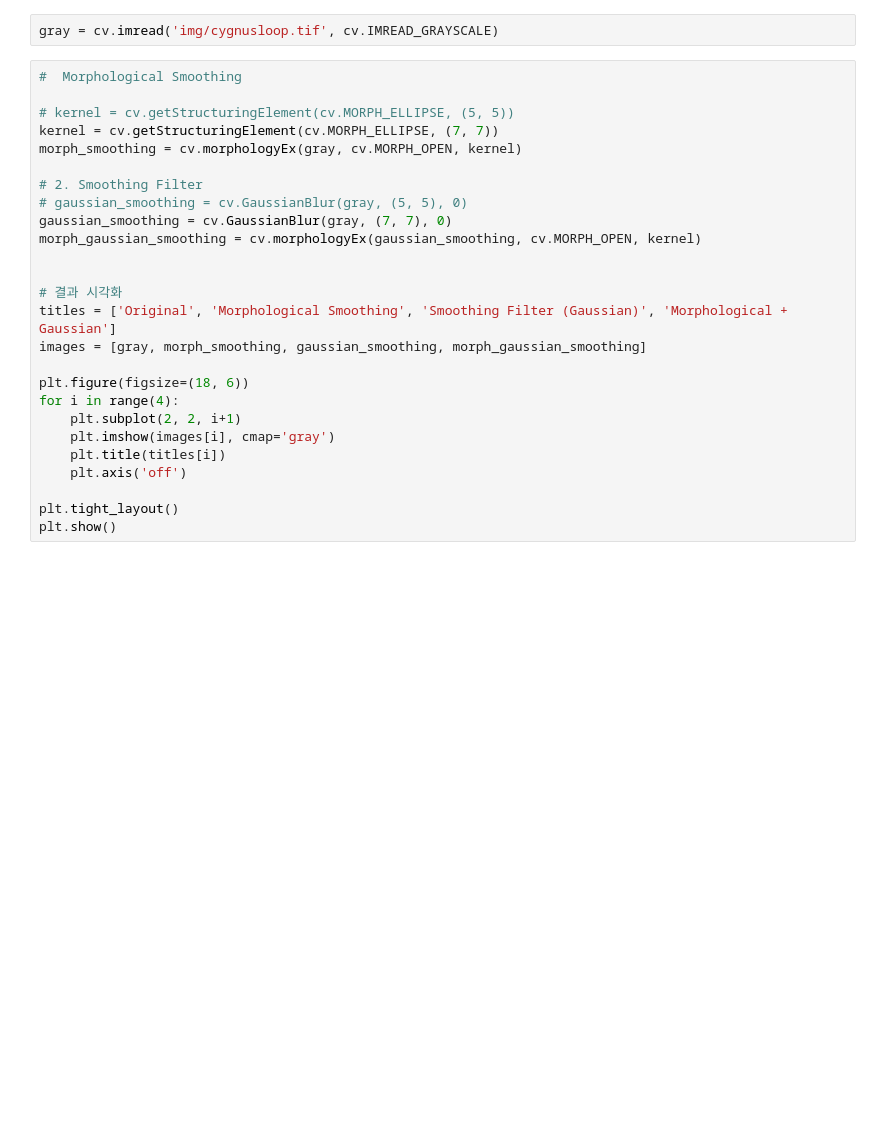
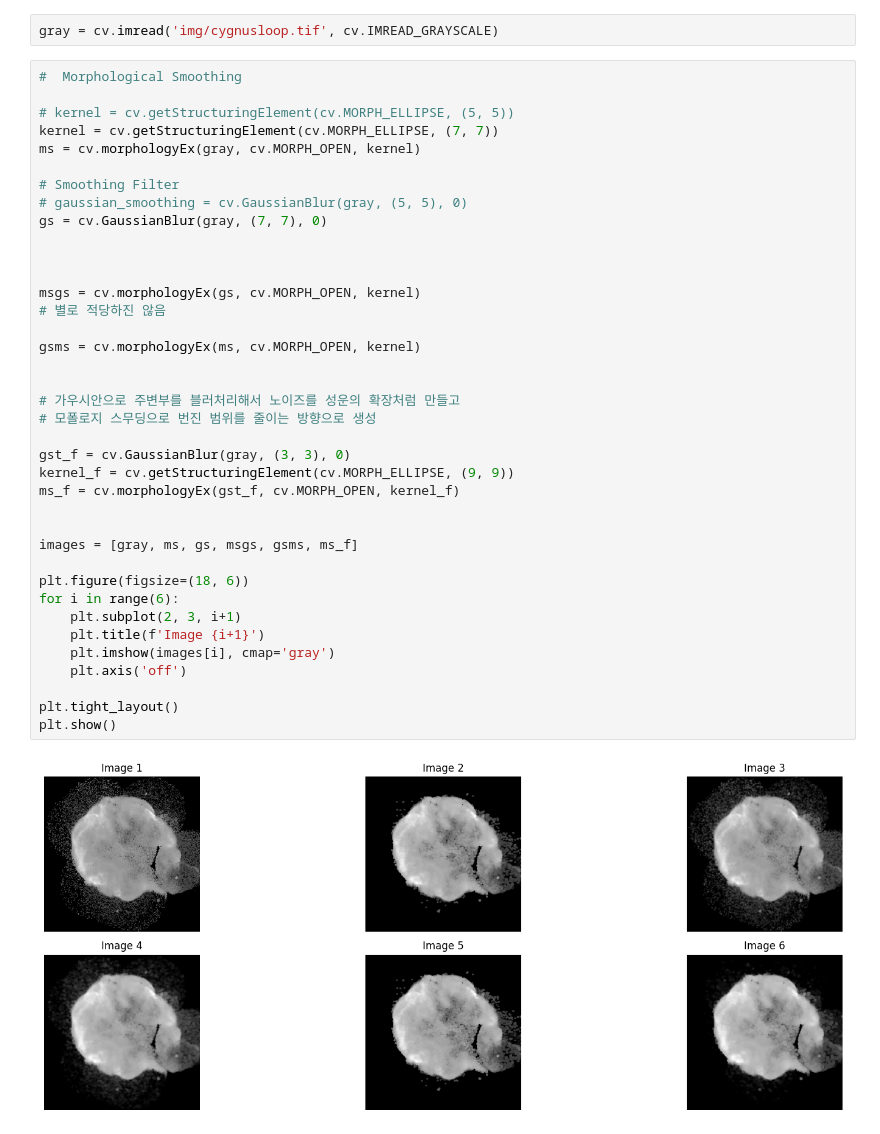
Before and after one commit to yoonhamin/2026-1_CV, a Jupyter notebook: 02주/HW#2-08.ipynb, the cells around one changed output. Drawn from its saved outputs; the diff is of its cells as text; blank space fills up the shorter version.

```diff
--- a/02주/HW#2-08.ipynb
+++ b/02주/HW#2-08.ipynb
@@ -13,29 +18,43 @@ gray = cv.imread('img/cygnusloop.tif', cv.IMREAD_GRAYSCALE)
 # %%
 #  Morphological Smoothing
 
 # kernel = cv.getStructuringElement(cv.MORPH_ELLIPSE, (5, 5))
 kernel = cv.getStructuringElement(cv.MORPH_ELLIPSE, (7, 7))
-morph_smoothing = cv.morphologyEx(gray, cv.MORPH_OPEN, kernel)
+ms = cv.morphologyEx(gray, cv.MORPH_OPEN, kernel)
 
-# 2. Smoothing Filter
+# Smoothing Filter
 # gaussian_smoothing = cv.GaussianBlur(gray, (5, 5), 0)
-gaussian_smoothing = cv.GaussianBlur(gray, (7, 7), 0)
-morph_gaussian_smoothing = cv.morphologyEx(gaussian_smoothing, cv.MORPH_OPEN, kernel)
+gs = cv.GaussianBlur(gray, (7, 7), 0)
 
 
-# 결과 시각화
-titles = ['Original', 'Morphological Smoothing', 'Smoothing Filter (Gaussian)', 'Morphological + Gaussian']
-images = [gray, morph_smoothing, gaussian_smoothing, morph_gaussian_smoothing]
+
+msgs = cv.morphologyEx(gs, cv.MORPH_OPEN, kernel)
+# 별로 적당하진 않음
+
+gsms = cv.morphologyEx(ms, cv.MORPH_OPEN, kernel)
+
+
+# 가우시안으로 주변부를 블러처리해서 노이즈를 성운의 확장처럼 만들고
+# 모폴로지 스무딩으로 번진 범위를 줄이는 방향으로 생성
+
+gst_f = cv.GaussianBlur(gray, (3, 3), 0)
+kernel_f = cv.getStructuringElement(cv.MORPH_ELLIPSE, (9, 9))
+ms_f = cv.morphologyEx(gst_f, cv.MORPH_OPEN, kernel_f)
+
+
+images = [gray, ms, gs, msgs, gsms, ms_f]
 
 plt.figure(figsize=(18, 6))
-for i in range(4):
-    plt.subplot(2, 2, i+1)
+for i in range(6):
+    plt.subplot(2, 3, i+1)
+    plt.title(f'Image {i+1}')
     plt.imshow(images[i], cmap='gray')
-    plt.title(titles[i])
     plt.axis('off')
 
 plt.tight_layout()
 plt.show()
+# %% [output]
+[figure, added]
 # %% [markdown]
 실제 cygnusloop  의 사진을 참고하니
 실제로 큰 성운을 위시하여 주변부에 별이 있는 상태
```
Also changed, not shown: parts of 3 cells of this notebook, 6 other files.
